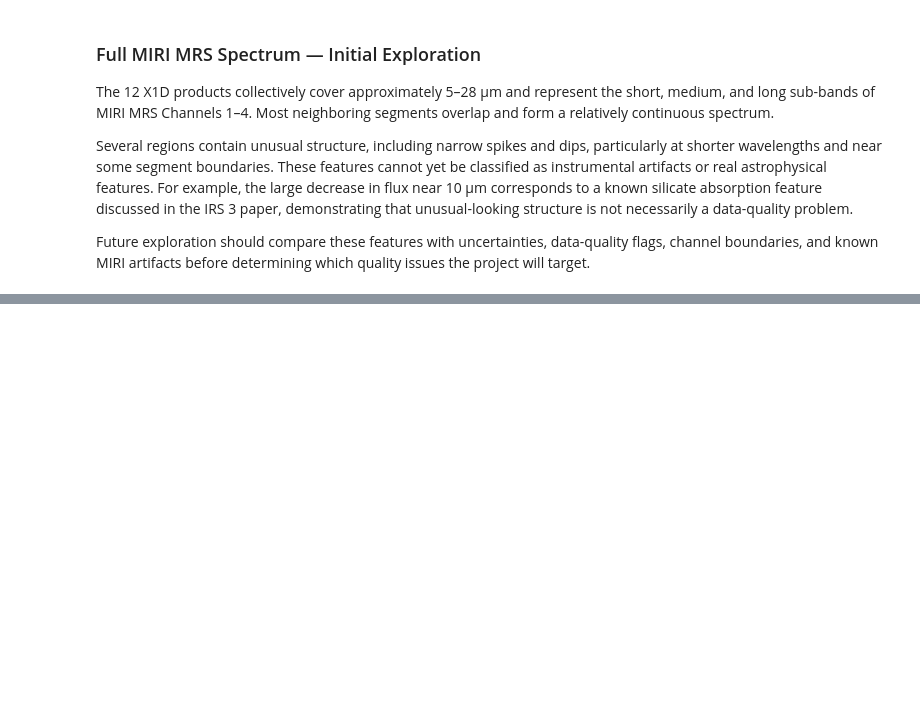
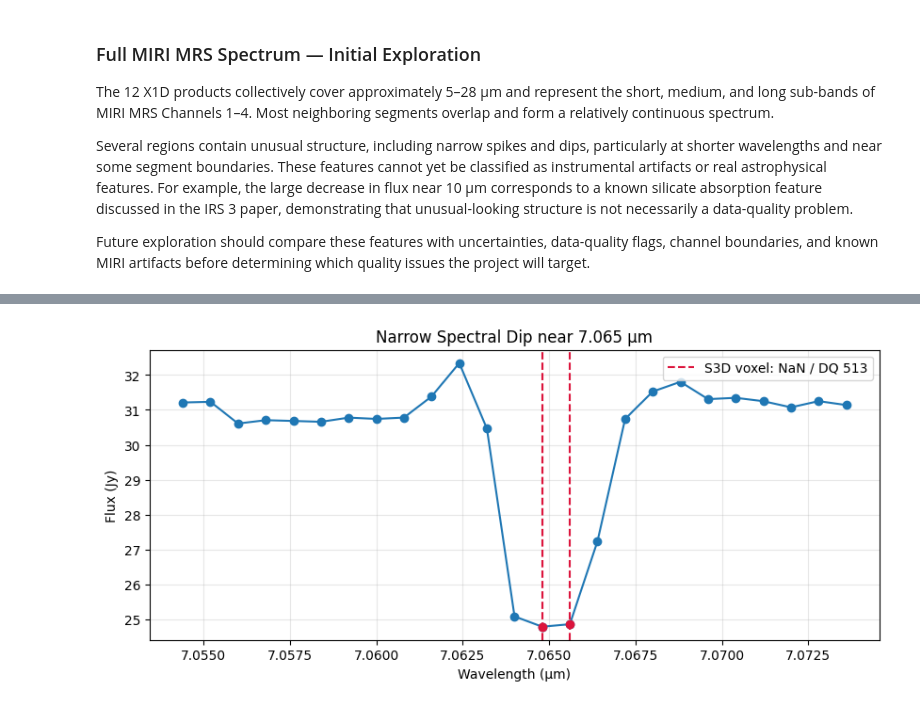
Before and after one commit to andersonava2626/jwst-miri-ml-quality-control, a Jupyter notebook: 01_irs3_data_exploration.ipynb, the cells around one changed output, grey strips where cells are left out. Drawn from its saved outputs; the diff is of its cells as text; code cells hidden in the pictures; blank space fills up the shorter version.

```diff
--- a/01_irs3_data_exploration.ipynb
+++ b/01_irs3_data_exploration.ipynb
@@ -215,0 +484,44 @@ PosixPath('/Users/andersonava/jwst-miri-qc')
+# %%
+# zoom in on dip
+start = 655
+stop = 680
+
+plt.figure(figsize=(10, 4))
+
+plt.plot(
+    wavelength_x1d[start:stop],
+    flux_x1d[start:stop],
+    marker="o"
+)
+
+plt.scatter(
+    wavelength_x1d[[668, 669]],
+    flux_x1d[[668, 669]],
+    color="crimson",
+    zorder=5
+)
+
+# mark wavelengths where the central S3D is NaN / DQ 513
+plt.axvline(
+    wavelengths_3d[668],
+    color="crimson",
+    linestyle="--",
+    label="S3D voxel: NaN / DQ 513"
+)
+
+plt.axvline(
+    wavelengths_3d[669],
+    color="crimson",
+    linestyle="--"
+)
+
+plt.legend()
+
+plt.xlabel("Wavelength (μm)")
+plt.ylabel("Flux (Jy)")
+plt.title("Narrow Spectral Dip near 7.065 μm")
+
+plt.grid(alpha=0.3)
+plt.show()
+# %% [output]
+[figure, added]
```
Also changed, not shown: parts of 10 cells of this notebook.
